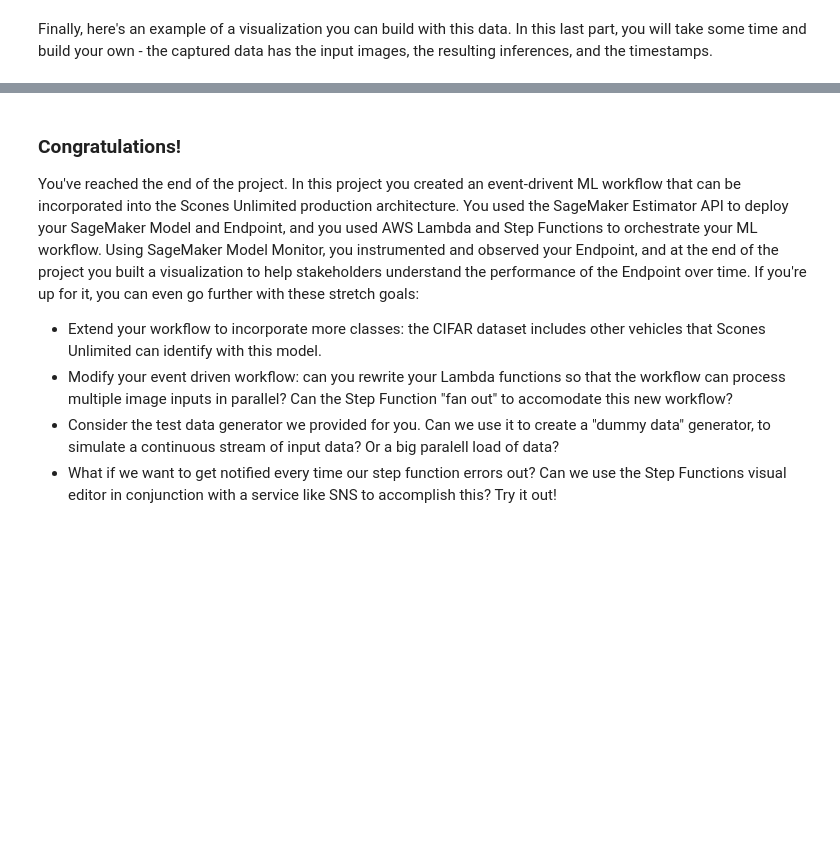
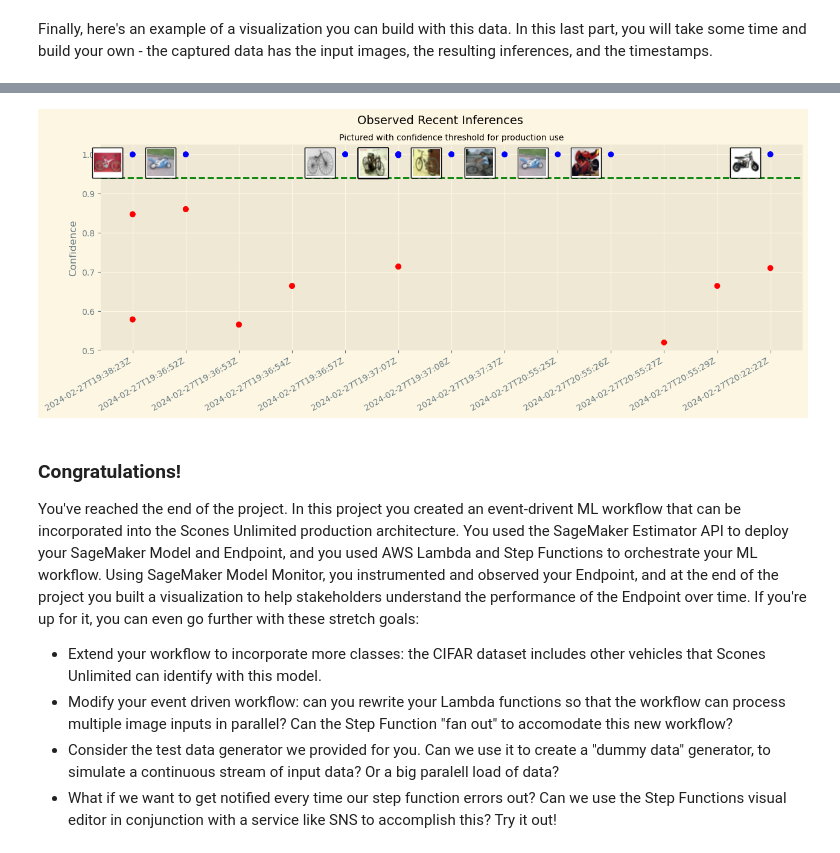
Before and after one commit to emugabi/nd009t-c2-CIFAR-project-submission, a Jupyter notebook: starter.ipynb, the cells around one changed output, grey strips where cells are left out. Cells and saved outputs as stored; diff of their text form; code cells hidden in the pictures; blank space fills up the shorter version.

```diff
--- a/starter.ipynb
+++ b/starter.ipynb
@@ -877,3 +937,49 @@ plt.gcf().autofmt_xdate()
+# %%
+import matplotlib.pyplot as plt
+from matplotlib.offsetbox import OffsetImage, AnnotationBbox
+import base64
+from PIL import Image
+from io import BytesIO
+
+#show images and label for successfully recognised images
+
+# Populate the data for the x and y axis
+x = []
+y = []
+base64String = []
+for obj in json_data_from_file:
+    inference, timestamp, b64 = simple_getter(obj)
+    y.append(max(inference))
+    x.append(timestamp)
+    base64String.append(b64)
+
+
+# Plot the data
+fig, ax = plt.subplots(figsize=(15, 5))
+#plt.figure(figsize=(15,5))
+plt.scatter(x, y, c=['r' if k<.94 else 'b' for k in y ])
+plt.axhline(y=0.94, color='g', linestyle='--')
+plt.ylim(bottom=.50)
+
+# Add images for points above threshold
+for x, y, imgData in zip(x, y, base64String):
+    if y > threshold_accuracy:
+        image_data = base64.b64decode(imgData)
+        img = Image.open(BytesIO(image_data))
+        imagebox = OffsetImage(img, zoom=1, resample=True)
+        ab = AnnotationBbox(imagebox, (x, y), xybox=(-30, -10), xycoords='data', boxcoords="offset points", pad=0.2)
+        ax.add_artist(ab)
+
+# Add labels
+plt.ylabel("Confidence")
+plt.suptitle("Observed Recent Inferences", size=14)
+plt.title("Pictured with confidence threshold for production use", size=10)
+
+# Give it some pizzaz!
+plt.style.use("Solarize_Light2")
+plt.gcf().autofmt_xdate()
+# %% [output]
+[figure, added]
 # %% [markdown]
 ### Congratulations!
 
```
Also changed, not shown: parts of 25 cells of this notebook, 8 other files.
